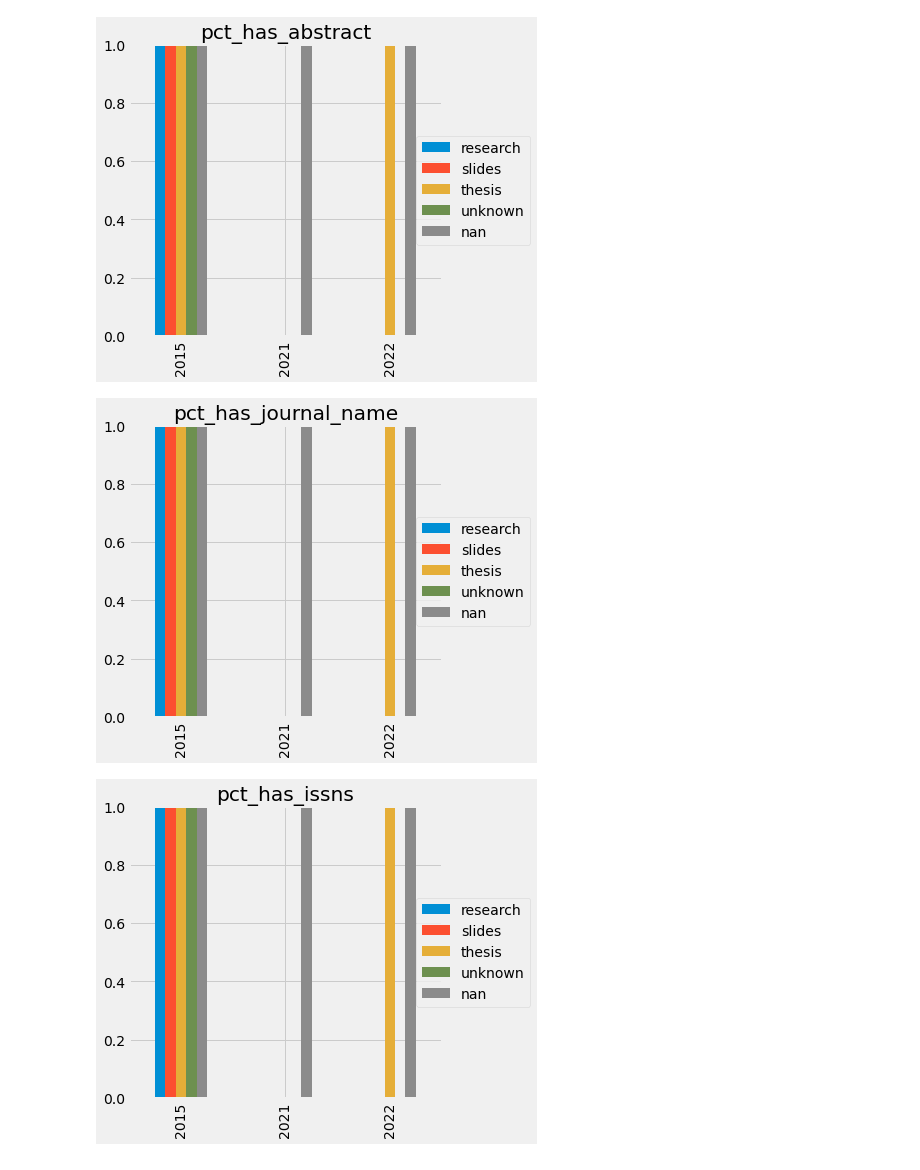
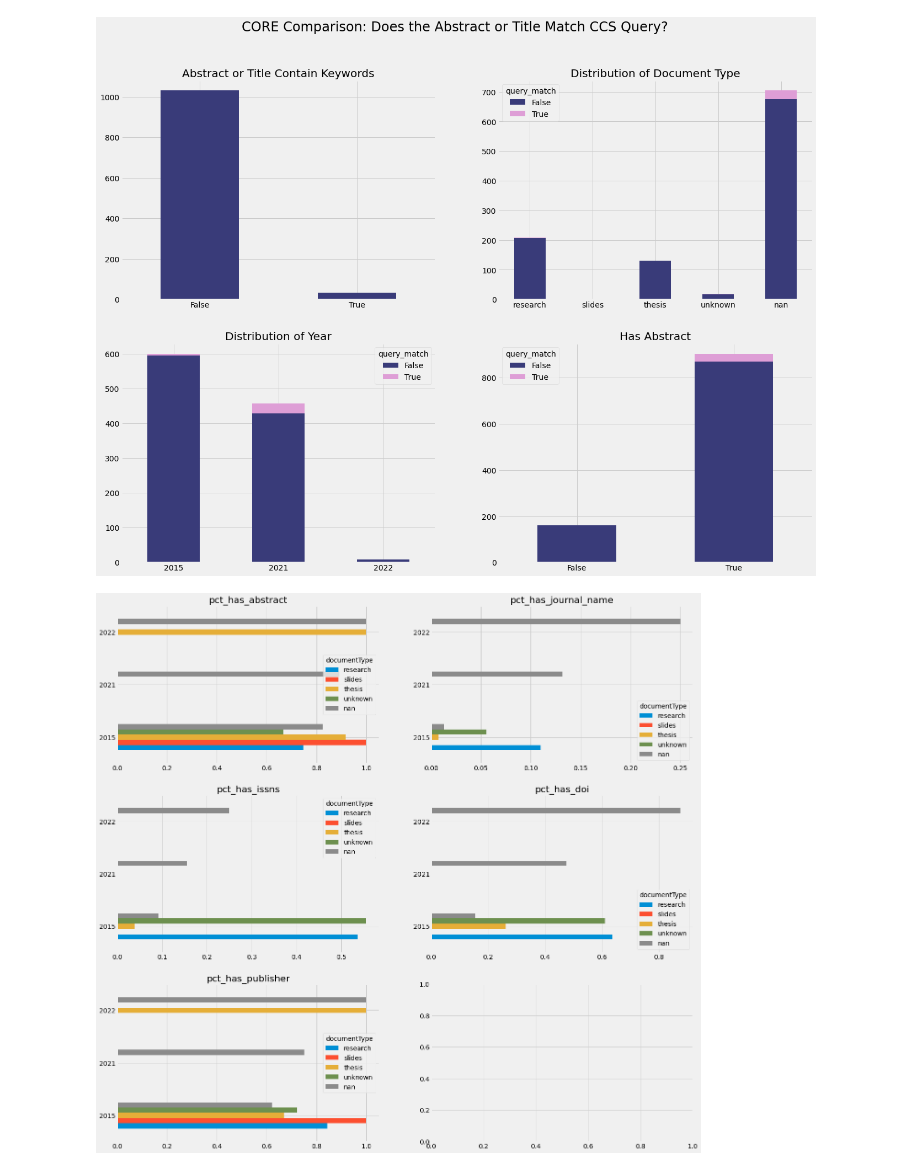
Before and after one commit to jerlanger/mcc, a Jupyter notebook: engineEval/core/notebooks/coreAPIEval.ipynb, the cells around one changed output. Cells and saved outputs as stored; diff of their text form; code cells hidden in the pictures.

```diff
--- a/engineEval/core/notebooks/coreAPIEval.ipynb
+++ b/engineEval/core/notebooks/coreAPIEval.ipynb
@@ -127,8 +123,0 @@ df_q2 = pd.read_csv("../data/core_q2_results.csv").drop("Unnamed: 0", axis=1)
-# %%
-### Document Type Analysis ###
-import matplotlib
-import matplotlib.pyplot as plt
-
-plt.figure()
-matplotlib.style.use('fivethirtyeight')
-df_q2.groupby("documentType", dropna=False)["id"].agg("count").plot.bar(xlabel="Type", colormap="Pastel1")
@@ -145,13 +174,46 @@ df_q2_agg = df_q2.assign(has_abstract = df_q2["abstract"].apply(lambda x: (x is
+# %%
+# Keywords in Abstract or Full Text Overview #
+
+fig, axes = plt.subplots(nrows=2, ncols=2, figsize=(20,15))
+plt.suptitle('CORE Comparison: Does the Abstract or Title Match CCS Query?', size=24)
+
+df_q2_agg.groupby("query_match", dropna=False)["id"].agg("count")\
+            .plot.bar(title="Abstract or Title Contain Keywords", xlabel="", rot=0, colormap="tab20b", ax=axes[0,0])
+
+df_q2_agg.groupby(["query_match","documentType"], dropna=False)["id"].agg("count").unstack(level=0)\
+            .plot.bar(title="Distribution of Document Type",xlabel="", colormap="tab20b", stacked=True, rot=0, ax=axes[0,1])
+
+df_q2_agg.groupby(["query_match","pubyear"], dropna=False)["id"].agg("count").unstack(level=0)\
+            .plot.bar(title="Distribution of Year",xlabel="", colormap="tab20b", stacked=True, rot=0, ax=axes[1,0])
+
+df_q2_agg.groupby(["query_match","has_abstract"], dropna=False)["id"].agg("count").unstack(level=0)\
+            .plot.bar(title="Has Abstract",xlabel="", colormap="tab20b", stacked=True, rot=0, ax=axes[1,1])
+
+plt.savefig("../local/viz/doubleMatch/queryMatch_overview.png", bbox_inches="tight")
+# %% [output]
+[figure, added]
 # %%
-df_docType = df_q2_agg.groupby(["pubyear","documentType"], dropna=False)["has_abstract","has_journal_name","has_issns","has_doi","has_publisher","row_count"]\
+### Individual Doc Type Column Availability ###
+
+df_docType = df_q2_agg.groupby(["pubyear","documentType"], dropna=False)[["has_abstract","has_journal_name","has_issns","has_doi","has_publisher","row_count"]]\
                         .agg(np.sum)
 
+fig, axes = plt.subplots(nrows=3, ncols=2, figsize=(20,20))
+
+rw=0
+col=0
 for c in df_docType.columns:
     if c != "row_count":
         df_docType.assign(pct = df_docType[c]/df_docType["row_count"])\
-          .loc[:,"pct"].unstack().plot.bar(figsize=(5,5), title=f"pct_{c}", xlabel="", ylim=(0,1))
-        plt.legend(loc="center", bbox_to_anchor=(1.1,0.5),ncol=1, fancybox=True)
+          .loc[:,"pct"].unstack().plot.barh(title=f"pct_{c}", xlabel="", ylim=(0,1), ax=axes[rw,col])
+        #plt.legend(loc="center", bbox_to_anchor=(1.1,0.5),ncol=1, fancybox=True)
+        #plt.savefig(f"../local/viz/docType/pct_{c}.png", bbox_inches="tight")
+        if col==1:
+            col=0
+            rw+=1
+        else:
+            col+=1
+
+plt.savefig("../local/viz/docType/docType_overview.png", bbox_inches="tight")
 # %% [output]
-[figure, old version]
+[figure, new version]
-[figure, removed]
-[figure, removed]
```
Also changed, not shown: parts of 12 cells of this notebook.
